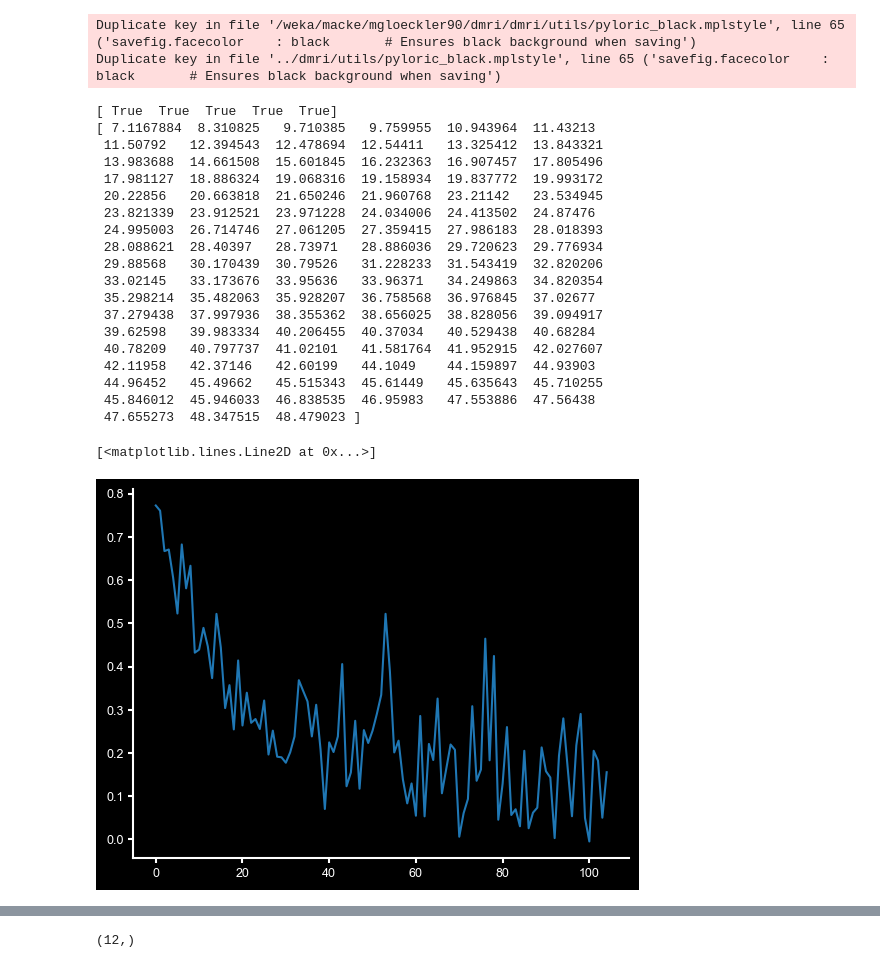
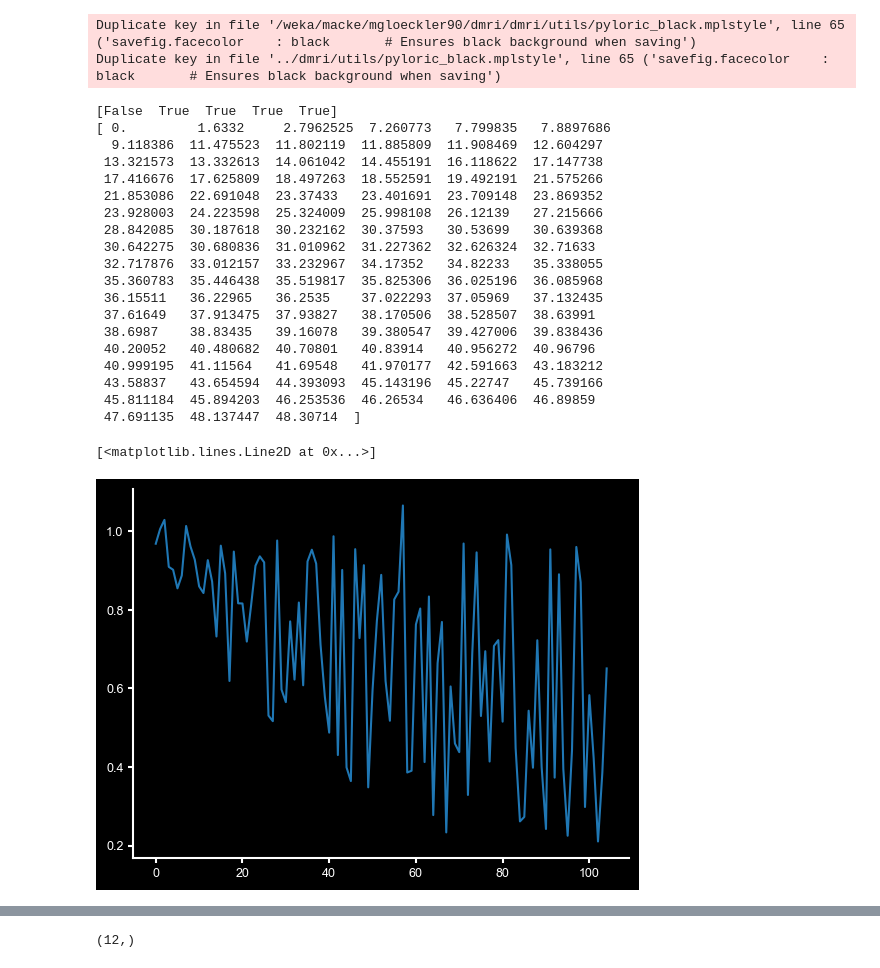
Before and after one commit to mackelab/dmri, a Jupyter notebook: notebooks/eval_parameter_inference.ipynb, the cells around one changed output, grey strips where cells are left out. Cells and saved outputs as stored; diff of their text form; code cells hidden in the pictures.

```diff
--- a/notebooks/eval_parameter_inference.ipynb
+++ b/notebooks/eval_parameter_inference.ipynb
@@ -31,7 +31,7 @@ Duplicate key in file '../dmri/utils/pyloric_black.mplstyle', line 65 ('savefig.
 from dmri.train.utils import load_cfg, load_checkpoint
 
 #checkpoint, model, simulator = load_checkpoint("/home/macke/mgloeckler90/dmri/results/new_multishell_ball3stick_simformer6_v_pred")
-checkpoint, model, simulator = load_checkpoint("/home/macke/mgloeckler90/dmri/results/msb3s_2_4_6_128_noscore")
+checkpoint, model, simulator = load_checkpoint("/home/macke/mgloeckler90/dmri/results/msb3s_3_2_6_96_noscore_weight")
 graphdef, params,  state = nnx.split(model, nnx.Param,  ...)
 params = checkpoint["params_ema"]
 
@@ -51,32 +51,32 @@ x_os = out["x"]
 # %%
 #idx = 37
 #idx = 42
-idx=41
+idx=34
 print(masks[idx])
 print(acq.qvals[idx])
 plt.plot(x_os[idx])
 # %% [output]
-[ True  True  True  True  True]
-[ 7.1167884  8.310825   9.710385   9.759955  10.943964  11.43213
- 11.50792   12.394543  12.478694  12.54411   13.325412  13.843321
- 13.983688  14.661508  15.601845  16.232363  16.907457  17.805496
- 17.981127  18.886324  19.068316  19.158934  19.837772  19.993172
- 20.22856   20.663818  21.650246  21.960768  23.21142   23.534945
- 23.821339  23.912521  23.971228  24.034006  24.413502  24.87476
- 24.995003  26.714746  27.061205  27.359415  27.986183  28.018393
- 28.088621  28.40397   28.73971   28.886036  29.720623  29.776934
- 29.88568   30.170439  30.79526   31.228233  31.543419  32.820206
- 33.02145   33.173676  33.95636   33.96371   34.249863  34.820354
- 35.298214  35.482063  35.928207  36.758568  36.976845  37.02677
- 37.279438  37.997936  38.355362  38.656025  38.828056  39.094917
- 39.62598   39.983334  40.206455  40.37034   40.529438  40.68284
- 40.78209   40.797737  41.02101   41.581764  41.952915  42.027607
- 42.11958   42.37146   42.60199   44.1049    44.159897  44.93903
- 44.96452   45.49662   45.515343  45.61449   45.635643  45.710255
- 45.846012  45.946033  46.838535  46.95983   47.553886  47.56438
- 47.655273  48.347515  48.479023 ]
+[False  True  True  True  True]
+[ 0.         1.6332     2.7962525  7.260773   7.799835   7.8897686
+  9.118386  11.475523  11.802119  11.885809  11.908469  12.604297
+ 13.321573  13.332613  14.061042  14.455191  16.118622  17.147738
+ 17.416676  17.625809  18.497263  18.552591  19.492191  21.575266
+ 21.853086  22.691048  23.37433   23.401691  23.709148  23.869352
+ 23.928003  24.223598  25.324009  25.998108  26.12139   27.215666
+ 28.842085  30.187618  30.232162  30.37593   30.53699   30.639368
+ 30.642275  30.680836  31.010962  31.227362  32.626324  32.71633
+ 32.717876  33.012157  33.232967  34.17352   34.82233   35.338055
+ 35.360783  35.446438  35.519817  35.825306  36.025196  36.085968
+ 36.15511   36.22965   36.2535    37.022293  37.05969   37.132435
+ 37.61649   37.913475  37.93827   38.170506  38.528507  38.63991
+ 38.6987    38.83435   39.16078   39.380547  39.427006  39.838436
+ 40.20052   40.480682  40.70801   40.83914   40.956272  40.96796
+ 40.999195  41.11564   41.69548   41.970177  42.591663  43.183212
+ 43.58837   43.654594  44.393093  45.143196  45.22747   45.739166
+ 45.811184  45.894203  46.253536  46.26534   46.636406  46.89859
+ 47.691135  48.137447  48.30714  ]
 [<matplotlib.lines.Line2D at 0x...>]
-[figure, old version]
+[figure, new version]
 # %%
 from probjax.nn.nets.denoising_diffusion_model import VSolverConfig, EDMSolverConfig
 # %%
```
Also changed, not shown: parts of 14 cells of this notebook, 2 other files.
